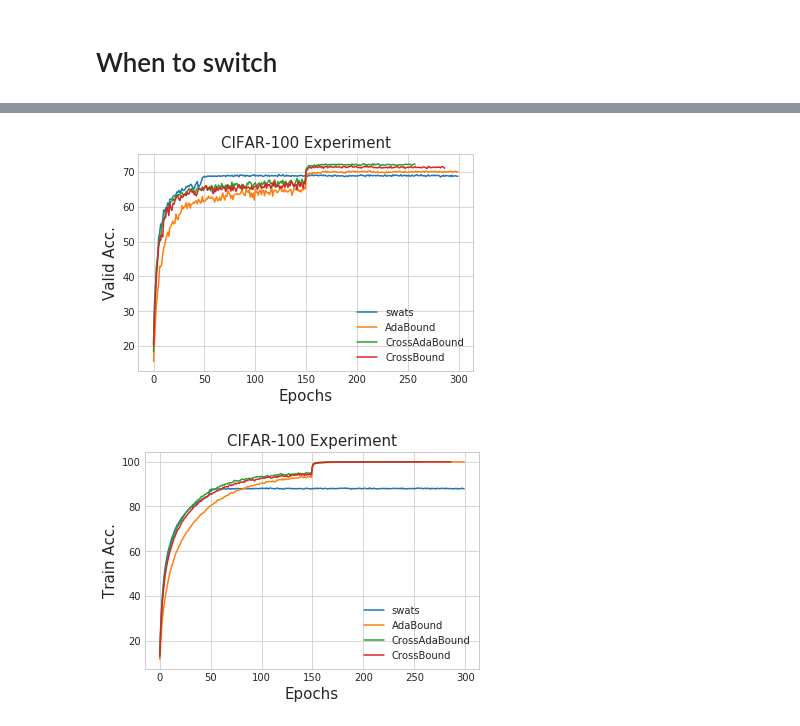
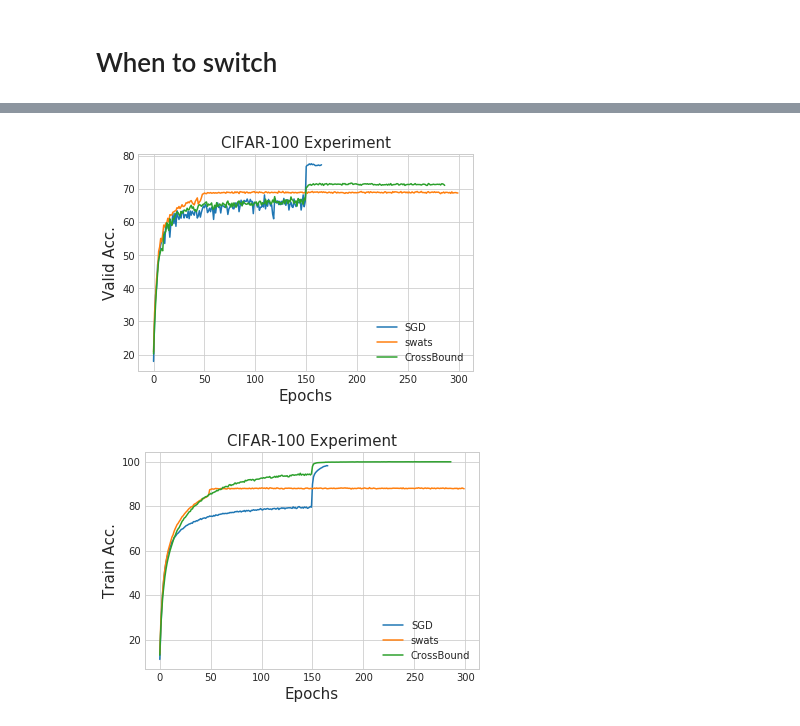
Before and after one commit to nathanwang000/MTL, a Jupyter notebook: Figures.ipynb, the cells around one changed output, grey strips where cells are left out. Saved outputs shown, nothing was run; the diff lists cells and outputs as text; code cells hidden in the pictures.

Commit message:
update figures

```diff
--- a/Figures.ipynb
+++ b/Figures.ipynb
@@ -216,35 +236,36 @@ def load_log(path):
         for l in rest:
             for h, v in zip(headers, map(float, l.rstrip().split('\t'))):
                 res[h].append(v)
     return res
 
 # dict_keys(['Valid Loss', 'Valid Acc.', 'Train Acc.', 'Train Loss', 'Learning Rate'])
 
 def plot_cifar(data_paths, key='Valid Acc.', title=None, ylabel=None):
     for p in data_paths:
         log = load_log(p)
         plt.plot(log[key], label=p.split('/')[-2].split('-')[-1])
 
     title = title or "CIFAR-100 Experiment"
     ylabel = ylabel or key
     plt.title(title, fontsize=15)
     plt.ylabel(ylabel, fontsize=15)
     plt.legend()
     plt.xlabel('Epochs', fontsize=15)
     plt.show()
 
 data_paths = [
-    #'../cifar100/checkpoints/cifar100/densenet-bc-100-12-SGD/log.txt',
+    '../cifar100/checkpoints/cifar100/densenet-bc-100-12-SGD/log.txt',
     '../cifar100/checkpoints/cifar100/densenet-bc-100-12-swats/log.txt',
-    '../cifar100/checkpoints/cifar100/densenet-bc-100-12-AdaBound/log.txt',
-    '../cifar100/checkpoints/cifar100/densenet-bc-100-12-CrossAdaBound/log.txt',
+    #'../cifar100/checkpoints/cifar100/densenet-bc-100-12-AdaBound/log.txt',
+    #'../cifar100/checkpoints/cifar100/densenet-bc-100-12-CrossAdaBound/log.txt',
     '../cifar100/checkpoints/cifar100/densenet-bc-100-12-CrossBound/log.txt',
+    #'../cifar100/checkpoints/cifar100/densenet-bc-100-12-Adam/log.txt',
               ]
 plot_cifar(data_paths)
 plot_cifar(data_paths, key='Train Acc.')
 
 #plot_tracker(joblib.load('../cifar100/checkpoints/cifar100/densenet-bc-100-12-swats/opt_track.pkl'), 0)
 #plot_tracker(joblib.load('../cifar100/checkpoints/cifar100/densenet-bc-100-12-AdaBound/opt_track.pkl'), 0)
 # %% [output]
-[figure, old version]
+[figure, new version]
-[figure, old version]
+[figure, new version]
```
Also changed, not shown: parts of 8 cells of this notebook.
